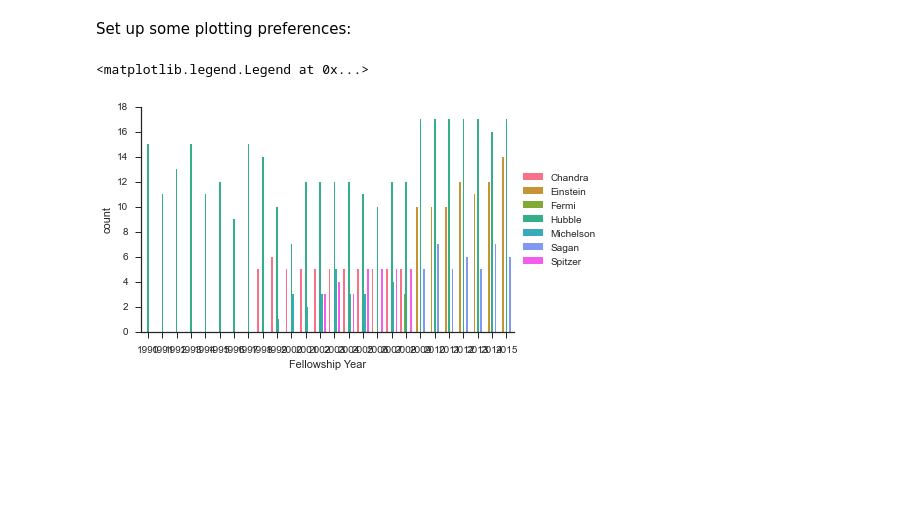
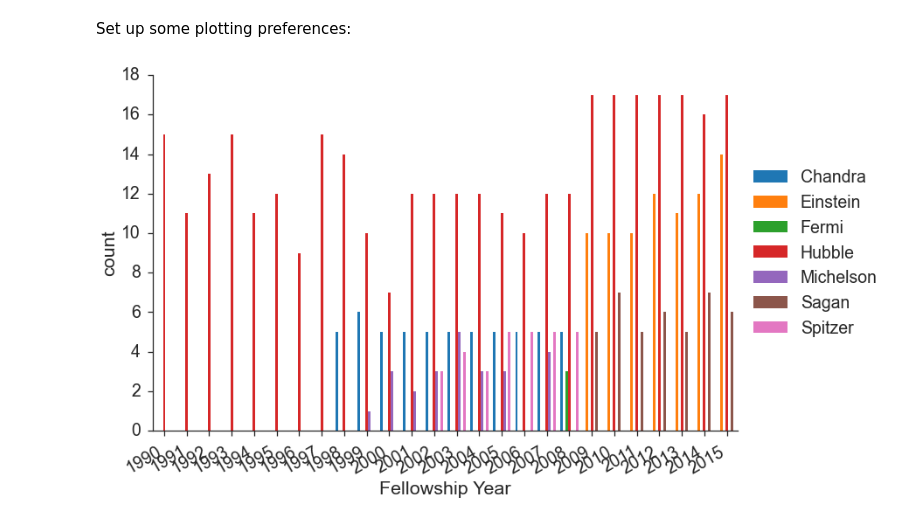
Before and after one commit to granttremblay/prize_fellow_careers, a Jupyter notebook: prize_fellow_careers.ipynb, the cells around one changed output. Drawn from its saved outputs; the diff is of its cells as text; code cells hidden in the pictures; blank space fills up the shorter version.

Commit message:
clean up count vs time plot

```diff
--- a/prize_fellow_careers.ipynb
+++ b/prize_fellow_careers.ipynb
@@ -35,10 +35,13 @@ Index([u'Fellowship Year', u'Fellowship', u'Name', u'PhD Institution',
        u'Previous Institution', u'Next Position', u'Next Institution',
        u'Start of Next Position', u'Current Position', u'Current Institution'],
       dtype='object')
+# %%
+df.sort('Fellowship Year',inplace=True)
 # %% [markdown]
 Set up some plotting preferences:
 # %%
 sns.set_style('ticks')
+sns.set_context('talk',font_scale=1.5)
 
 def outside_legend():
     # Shink current axis by 20%
@@ -48,10 +51,18 @@ def outside_legend():
     # Put a legend to the right of the current axis
     lgd = ax.legend(loc='center left', bbox_to_anchor=(1, 0.5))
     return lgd
+
+category20=['#1f77b4', '#aec7e8', '#ff7f0e', '#ffbb78', '#2ca02c', '#98df8a', '#d62728',
+            '#ff9896', '#9467bd', '#c5b0d5', '#8c564b', '#c49c94', '#e377c2', '#f7b6d2',
+            '#7f7f7f', '#c7c7c7', '#bcbd22', '#dbdb8d', '#17becf', '#9edae5']
+category10=['#1f77b4', '#ff7f0e', '#2ca02c', '#d62728', '#9467bd', '#8c564b',
+    '#e377c2', '#7f7f7f', '#bcbd22', '#17becf']
+sns.set_palette(category10,n_colors=10)
 # %%
+fig = plt.figure()
 sns.barplot(x='Fellowship Year',data=df,hue="Fellowship")
 sns.despine()
 outside_legend()
+fig.autofmt_xdate()
 # %% [output]
-<matplotlib.legend.Legend at 0x...>
-[figure, old version]
+[figure, new version]
```
